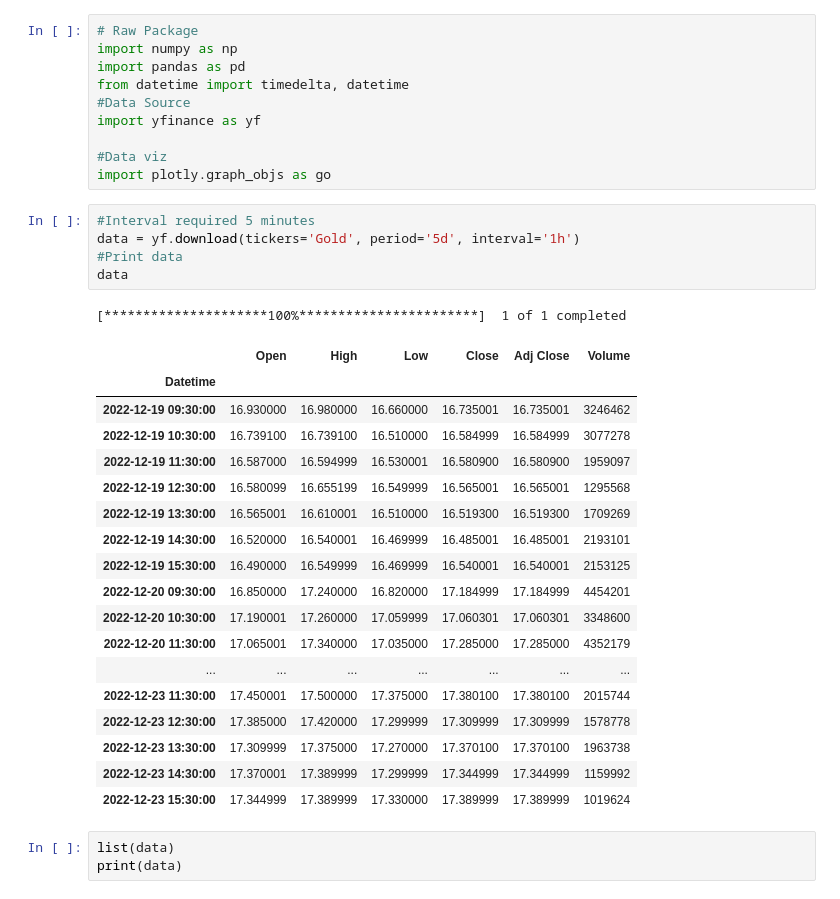
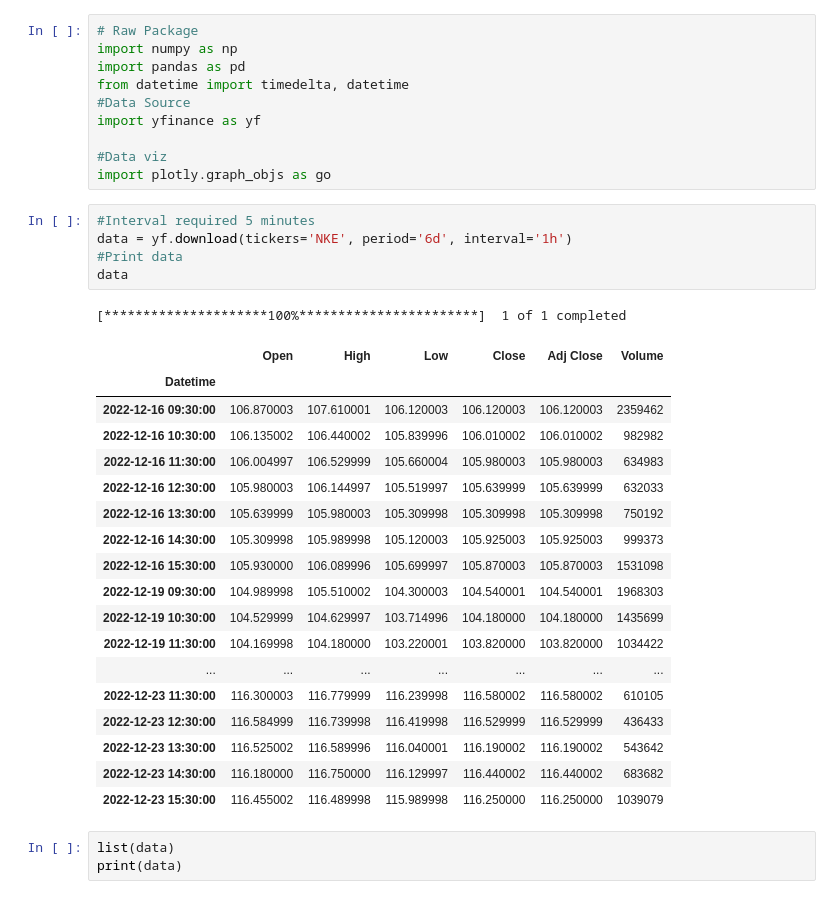
Before and after one commit to jengkub/ML-stockradar, a Jupyter notebook: test.ipynb, the cells around one changed output. Drawn from its saved outputs; the diff is of its cells as text.

Commit message:
pull data

```diff
--- a/test.ipynb
+++ b/test.ipynb
@@ -10,29 +10,29 @@ import yfinance as yf
 import plotly.graph_objs as go
 # %%
 #Interval required 5 minutes
-data = yf.download(tickers='Gold', period='5d', interval='1h')
+data = yf.download(tickers='NKE', period='6d', interval='1h')
 #Print data
 data
 # %% [output]
 [*********************100%***********************]  1 of 1 completed
 |  | Open | High | Low | Close | Adj Close | Volume |
 | Datetime |  |  |  |  |  |  |
-| 2022-12-19 09:30:00 | 16.930000 | 16.980000 | 16.660000 | 16.735001 | 16.735001 | 3246462 |
-| 2022-12-19 10:30:00 | 16.739100 | 16.739100 | 16.510000 | 16.584999 | 16.584999 | 3077278 |
-| 2022-12-19 11:30:00 | 16.587000 | 16.594999 | 16.530001 | 16.580900 | 16.580900 | 1959097 |
-| 2022-12-19 12:30:00 | 16.580099 | 16.655199 | 16.549999 | 16.565001 | 16.565001 | 1295568 |
-| 2022-12-19 13:30:00 | 16.565001 | 16.610001 | 16.510000 | 16.519300 | 16.519300 | 1709269 |
-| 2022-12-19 14:30:00 | 16.520000 | 16.540001 | 16.469999 | 16.485001 | 16.485001 | 2193101 |
-| 2022-12-19 15:30:00 | 16.490000 | 16.549999 | 16.469999 | 16.540001 | 16.540001 | 2153125 |
-| 2022-12-20 09:30:00 | 16.850000 | 17.240000 | 16.820000 | 17.184999 | 17.184999 | 4454201 |
-| 2022-12-20 10:30:00 | 17.190001 | 17.260000 | 17.059999 | 17.060301 | 17.060301 | 3348600 |
-| 2022-12-20 11:30:00 | 17.065001 | 17.340000 | 17.035000 | 17.285000 | 17.285000 | 4352179 |
+| 2022-12-16 09:30:00 | 106.870003 | 107.610001 | 106.120003 | 106.120003 | 106.120003 | 2359462 |
+| 2022-12-16 10:30:00 | 106.135002 | 106.440002 | 105.839996 | 106.010002 | 106.010002 | 982982 |
+| 2022-12-16 11:30:00 | 106.004997 | 106.529999 | 105.660004 | 105.980003 | 105.980003 | 634983 |
+| 2022-12-16 12:30:00 | 105.980003 | 106.144997 | 105.519997 | 105.639999 | 105.639999 | 632033 |
+| 2022-12-16 13:30:00 | 105.639999 | 105.980003 | 105.309998 | 105.309998 | 105.309998 | 750192 |
+| 2022-12-16 14:30:00 | 105.309998 | 105.989998 | 105.120003 | 105.925003 | 105.925003 | 999373 |
+| 2022-12-16 15:30:00 | 105.930000 | 106.089996 | 105.699997 | 105.870003 | 105.870003 | 1531098 |
+| 2022-12-19 09:30:00 | 104.989998 | 105.510002 | 104.300003 | 104.540001 | 104.540001 | 1968303 |
+| 2022-12-19 10:30:00 | 104.529999 | 104.629997 | 103.714996 | 104.180000 | 104.180000 | 1435699 |
+| 2022-12-19 11:30:00 | 104.169998 | 104.180000 | 103.220001 | 103.820000 | 103.820000 | 1034422 |
 | ... | ... | ... | ... | ... | ... | ... |
-| 2022-12-23 11:30:00 | 17.450001 | 17.500000 | 17.375000 | 17.380100 | 17.380100 | 2015744 |
-| 2022-12-23 12:30:00 | 17.385000 | 17.420000 | 17.299999 | 17.309999 | 17.309999 | 1578778 |
-| 2022-12-23 13:30:00 | 17.309999 | 17.375000 | 17.270000 | 17.370100 | 17.370100 | 1963738 |
-| 2022-12-23 14:30:00 | 17.370001 | 17.389999 | 17.299999 | 17.344999 | 17.344999 | 1159992 |
-| 2022-12-23 15:30:00 | 17.344999 | 17.389999 | 17.330000 | 17.389999 | 17.389999 | 1019624 |
+| 2022-12-23 11:30:00 | 116.300003 | 116.779999 | 116.239998 | 116.580002 | 116.580002 | 610105 |
+| 2022-12-23 12:30:00 | 116.584999 | 116.739998 | 116.419998 | 116.529999 | 116.529999 | 436433 |
+| 2022-12-23 13:30:00 | 116.525002 | 116.589996 | 116.040001 | 116.190002 | 116.190002 | 543642 |
+| 2022-12-23 14:30:00 | 116.180000 | 116.750000 | 116.129997 | 116.440002 | 116.440002 | 683682 |
+| 2022-12-23 15:30:00 | 116.455002 | 116.489998 | 115.989998 | 116.250000 | 116.250000 | 1039079 |
 # %%
 list(data)
 print(data)
```
Also changed, not shown: parts of 3 cells of this notebook, 2 other files.
